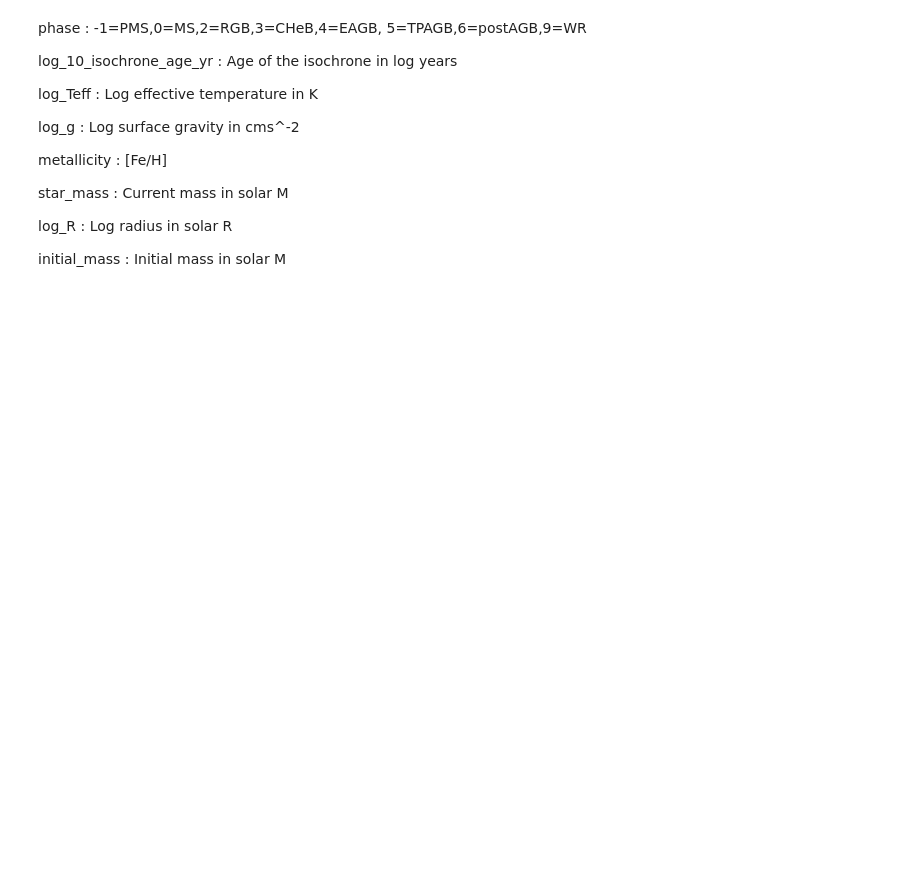
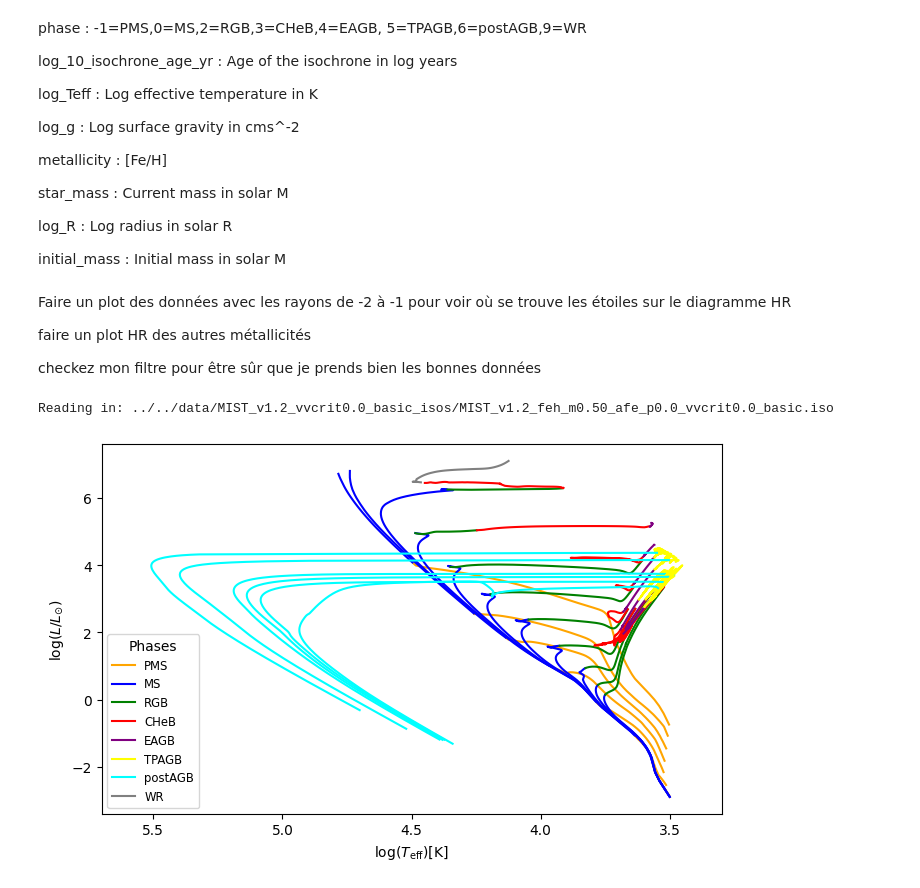
Before and after one commit to anpirott/thesis, a Jupyter notebook: notebooks/physics/data_exploration.ipynb, the cells around one changed output. Cells and saved outputs as stored; diff of their text form; code cells hidden in the pictures; blank space fills up the shorter version.

Commit message:
added a notebook where the data is checked to catch some potential errors

```diff
--- a/notebooks/physics/data_exploration.ipynb
+++ b/notebooks/physics/data_exploration.ipynb
@@ -1084,3 +1001,45 @@ star_mass : Current mass in solar M
 log_R : Log radius in solar R
 
 initial_mass : Initial mass in solar M
+# %% [markdown]
+Faire un plot des données avec les rayons de -2 à -1 pour voir où se trouve les étoiles sur le diagramme HR
+
+faire un plot HR des autres métallicités
+
+checkez mon filtre pour être sûr que je prends bien les bonnes données
+# %%
+import physics.read_mist_models as read_mist_models
+import matplotlib.lines as mlines
+
+iso = read_mist_models.ISO('../../data/MIST_v1.2_vvcrit0.0_basic_isos/MIST_v1.2_feh_m0.50_afe_p0.0_vvcrit0.0_basic.iso')
+
+ages = [5.0, 6.0, 6.5, 7.0, 7.5, 8.0, 8.5, 9.0, 9.5, 10.0, 10.3]
+colors = [0.05, 0.1, 0.15, 0.2, 0.25, 0.3, 0.35, 0.40, 0.45, 0.5, 0.55]
+# utiliser ça (https://stats.stackexchange.com/questions/281162/scale-a-number-between-a-range) pour normaliser si besoin
+
+c_dict = {-1 : "orange", 0 : "blue", 2 : "green", 3 : "red", 4 : "purple", 5 : "yellow", 6 : "cyan", 9 : "grey"}
+phase_dict = {-1 : "PMS", 0 : "MS", 2 : "RGB", 3 : "CHeB", 4 : "EAGB", 5 : "TPAGB", 6 : "postAGB", 9 : "WR"}
+
+for i, age in enumerate(ages):
+    age_ind = iso.age_index(age)
+    logTeff = iso.isos[age_ind]['log_Teff']
+
+    logL = iso.isos[age_ind]['log_L']
+
+    phase_list = iso.isos[age_ind]['phase']
+    for phase in c_dict.keys():
+        if phase in phase_list:
+            plt.plot(logTeff[phase_list == phase], logL[phase_list == phase], c=c_dict[phase])
+
+plt.xlim(5.7, 3.3)
+plt.xlabel(xlabel_HR_Kiel)
+plt.ylabel(ylabel_HR)
+plt.legend(title=legend_title_phase, fontsize="small",
+           handles = [mlines.Line2D([], [], color=c_dict[key], label=f"{phase_dict[key]}") for key in c_dict.keys()])
+# plt.title("HR diagram for isochrones with differing ages and highlighted star phases")
+# plt.savefig("C:/Users/antoi/Code/unif/MA2/Thèse/img/mes_images/HR_used_phases.pdf", format="pdf")
+
+plt.show()
+# %% [output]
+Reading in: ../../data/MIST_v1.2_vvcrit0.0_basic_isos/MIST_v1.2_feh_m0.50_afe_p0.0_vvcrit0.0_basic.iso
+[figure, added]
```
Also changed, not shown: parts of 7 cells of this notebook, 20 other files.
